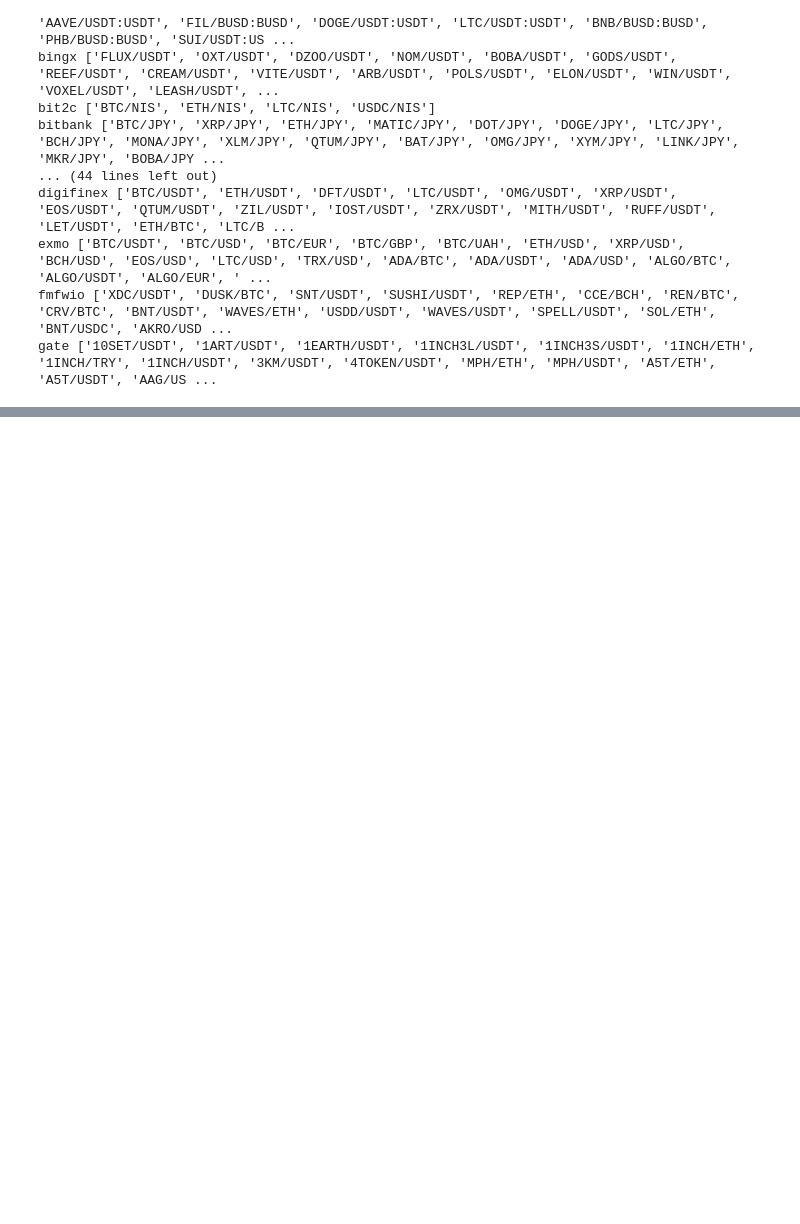
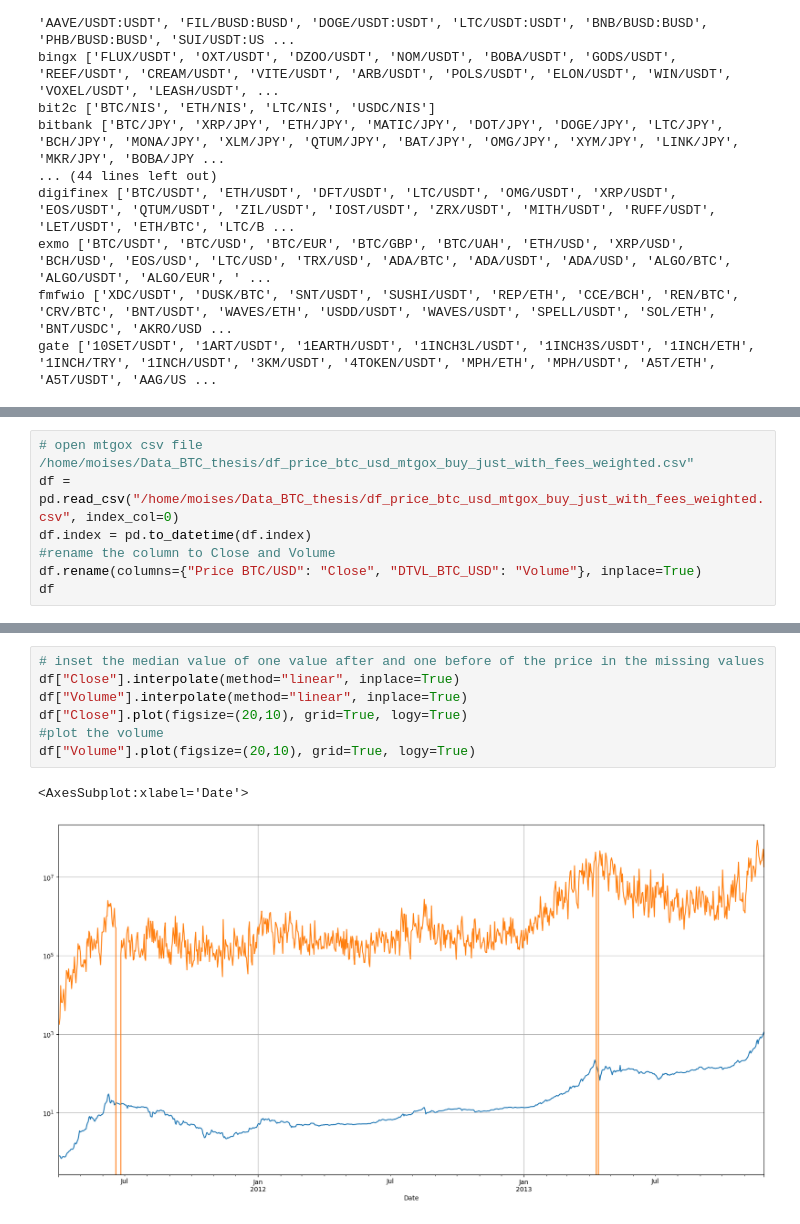
Before and after one commit to Moises-mfg/Analise-exploratoria-blockchain-Bitcoin, a Jupyter notebook: ccxt.ipynb, the cells around one changed output, grey strips where cells are left out. Drawn from its saved outputs; the diff is of its cells as text; blank space fills up the shorter version.

```diff
--- a/ccxt.ipynb
+++ b/ccxt.ipynb
@@ -496,0 +364,7 @@ len(lista_ohlcv)
+# %%
+# open mtgox csv file /home/moises/Data_BTC_thesis/df_price_btc_usd_mtgox_buy_just_with_fees_weighted.csv"
+df = pd.read_csv("/home/moises/Data_BTC_thesis/df_price_btc_usd_mtgox_buy_just_with_fees_weighted.csv", index_col=0)
+df.index = pd.to_datetime(df.index)
+#rename the column to Close and Volume
+df.rename(columns={"Price BTC/USD": "Close", "DTVL_BTC_USD": "Volume"}, inplace=True)
+df
@@ -496,0 +386,10 @@ len(lista_ohlcv)
+# %%
+# inset the median value of one value after and one before of the price in the missing values
+df["Close"].interpolate(method="linear", inplace=True)
+df["Volume"].interpolate(method="linear", inplace=True)
+df["Close"].plot(figsize=(20,10), grid=True, logy=True)
+#plot the volume
+df["Volume"].plot(figsize=(20,10), grid=True, logy=True)
+# %% [output]
+<AxesSubplot:xlabel='Date'>
+[figure, added]
```
Also changed, not shown: parts of 40 cells of this notebook, 1 other file.
